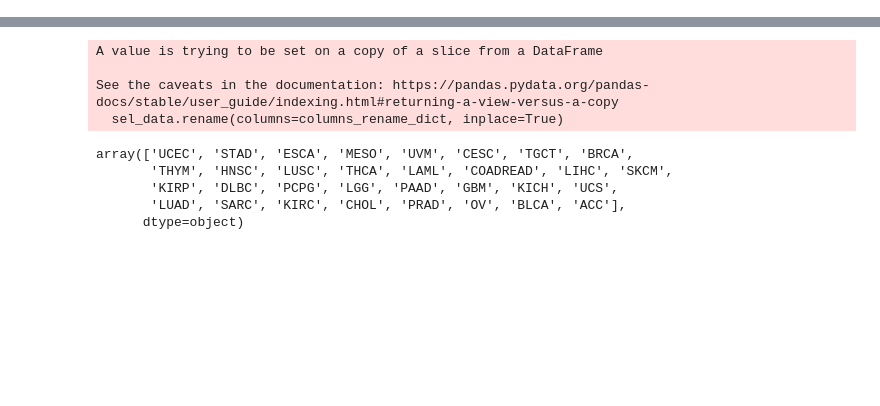
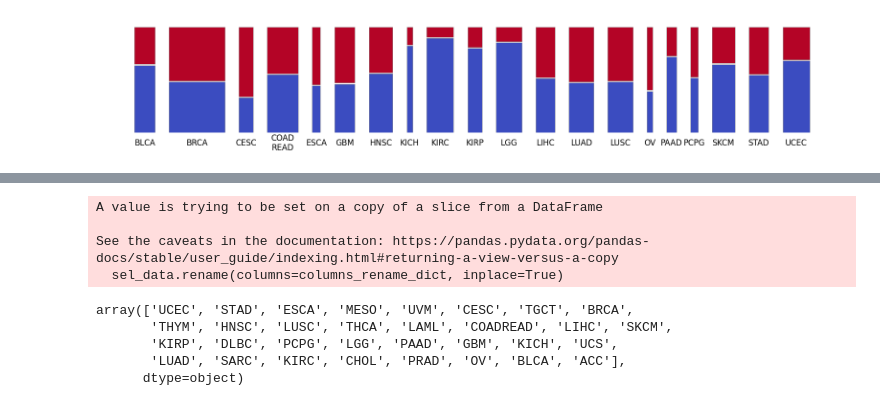
Before and after one commit to mostafajahanifar/pacman, a Jupyter notebook: playground_data_handling.ipynb, the cells around one changed output, grey strips where cells are left out. Drawn from its saved outputs; the diff is of its cells as text; code cells hidden in the pictures; blank space fills up the shorter version.

```diff
--- a/playground_data_handling.ipynb
+++ b/playground_data_handling.ipynb
@@ -1,3 +1,100 @@
+# %%
+import pandas as pd
+import matplotlib.pyplot as plt
+import numpy as np
+ALL_CANCERS = ['BRCA', 'KIRC', 'UCEC', 'LGG', 'LUSC', 'LUAD', 'HNSC', 'COADREAD', 'SKCM',
+                'GBM', 'BLCA', 'STAD', 'LIHC', 'KIRP', 'CESC', 'PAAD', 'ESCA', 'PCPG', 'KICH', 'OV']
+
+df = pd.read_csv('D:/tcga/tcga_mitosis_ClusterByCancer.csv')
+df = df[df["type"].isin(ALL_CANCERS)]
+
+# Group by type and temperature to get the count
+type_temp_counts = df.groupby(['type', 'temperature']).size().unstack(fill_value=0)
+
+# Normalize counts to get the distribution
+type_temp_distribution = type_temp_counts.div(type_temp_counts.sum(axis=1), axis=0)
+
+# Get the sample sizes for bar widths
+type_counts = df['type'].value_counts()
+
+# Define max and min bar width
+min_width = 0.1
+max_width = 1
+
+# Normalize type counts to the desired range
+normalized_widths = (type_counts - type_counts.min()) / (type_counts.max() - type_counts.min())
+bar_widths = normalized_widths * (max_width - min_width) + min_width
+bar_widths = bar_widths.sort_index()
+
+# Fixed gap size between bars
+fixed_gap_size = 0.25
+gap_size = 0.01 # gap between hot/cold
+
+# Plotting
+fig, ax = plt.subplots(figsize=(20, 3))
+
+# Colormap
+colors = plt.get_cmap('coolwarm')
+
+# Dynamic x positions based on bar widths and fixed gaps
+x_positions = []
+current_position = 0
+
+for iw, width in enumerate(bar_widths):
+    if iw==0:
+        next_pos = 0
+    else:
+        next_pos += bar_widths[iw-1]/2 + fixed_gap_size + bar_widths[iw]/2
+    x_positions.append(next_pos)
+    # current_position += width + fixed_gap_size
+
+xticks=[]
+for n, c in enumerate(bar_widths):
+    xticks.append(sum(bar_widths[:n]) + bar_widths[n]/2 + fixed_gap_size)
+
+# Plot stacked bars
+for i, (type_name, row) in enumerate(type_temp_distribution.iterrows()):
+    bottom = 0
+    for j, temp in enumerate(row.index):
+        height = row[temp] - gap_size / len(row.index)
+        ax.bar(
+            x_positions[i], height,
+            bottom=bottom,
+            color=colors(j / (len(row.index) - 1)),
+            width=bar_widths[type_name],
+            edgecolor='gray',  # Add gray stroke
+            linewidth=0.5
+        )
+        bottom += height + gap_size
+
+# Wrap type names longer than 4 characters
+def wrap_label(label, width=4):
+    return '\n'.join([label[i:i+width] for i in range(0, len(label), width)])
+
+wrapped_labels = [wrap_label(label) for label in type_temp_distribution.index]
+
+# Add type labels below the bars
+for i, type_name in enumerate(type_temp_distribution.index):
+    wrapped_label = wrap_label(type_name)
+    ax.text(x_positions[i], -0.1, wrapped_label, ha='center', va='center', fontsize=12)
+
+# Remove the box, axis, and ticks
+ax.spines['top'].set_visible(False)
+ax.spines['right'].set_visible(False)
+ax.spines['left'].set_visible(False)
+ax.spines['bottom'].set_visible(False)
+ax.yaxis.set_ticks([])
+ax.xaxis.set_ticks([])
+ax.xaxis.set_ticks_position('none')
+
+plt.xlabel('')
+plt.ylabel('')
+# plt.title('Distribution of Temperatures within Different Types', fontsize=14, pad=20)
+
+plt.savefig(r"D:\Manuscripts\pan-mitosis\mitsa\explain_features\hot-cold-distribution.png", dpi=600, bbox_inches = 'tight', pad_inches = 0.01)
+plt.savefig(r"D:\Manuscripts\pan-mitosis\mitsa\explain_features\hot-cold-distribution.pdf", dpi=600, bbox_inches = 'tight', pad_inches = 0.01)
+# %% [output]
+[figure, added]
 # %%
 import pandas as pd
 
```
Also changed, not shown: parts of 4 cells of this notebook, 10 other files.
